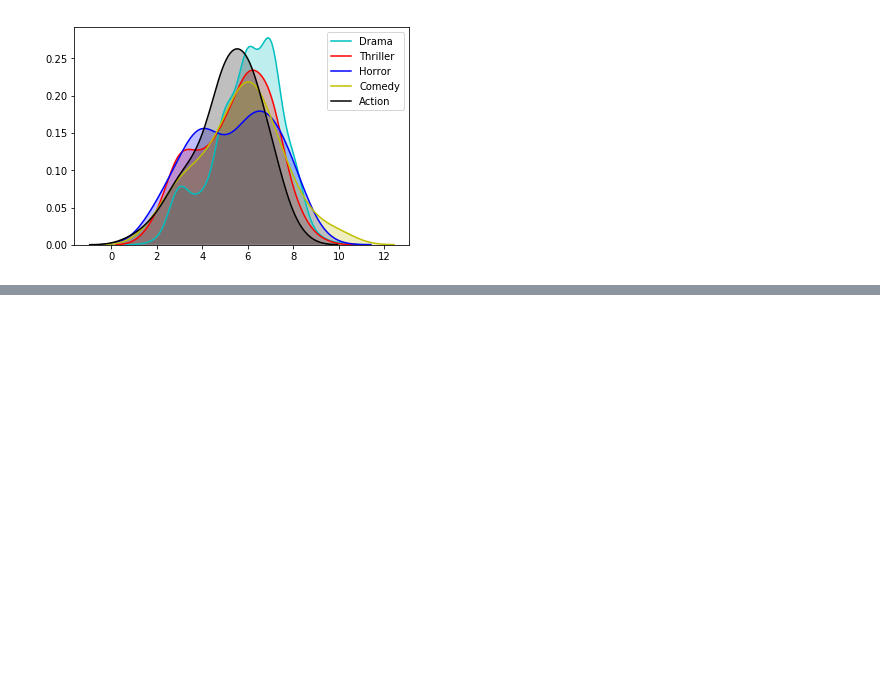
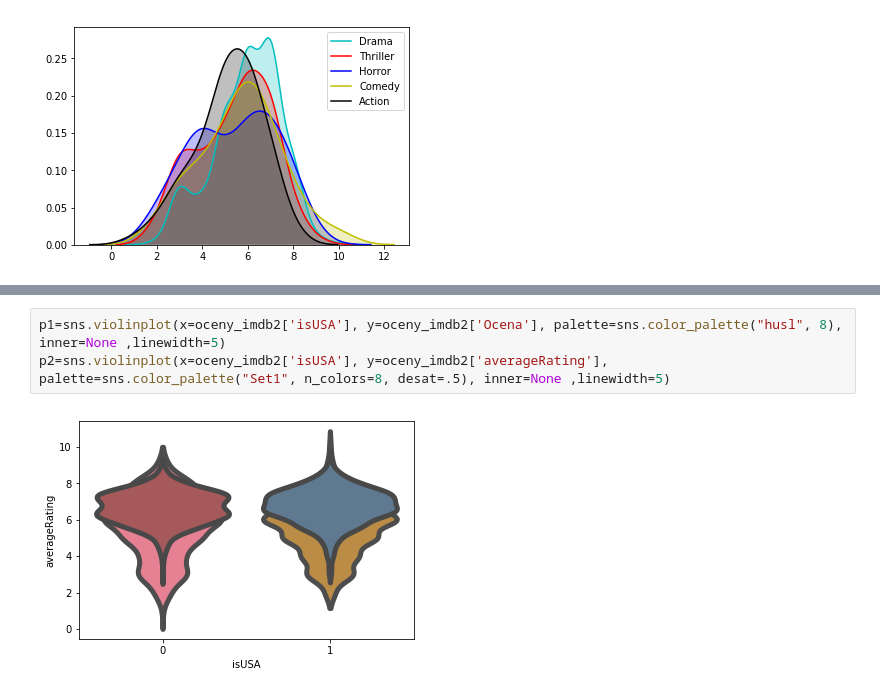
Before and after one commit to dataworkshop/dw-poznan-project, a Jupyter notebook: spotkania/2019-11-12/wykresy/marks.ipynb, the cells around one changed output, grey strips where cells are left out. Saved outputs shown, nothing was run; the diff lists cells and outputs as text; blank space fills up the shorter version.

```diff
--- a/spotkania/2019-11-12/wykresy/marks.ipynb
+++ b/spotkania/2019-11-12/wykresy/marks.ipynb
@@ -256,0 +470,5 @@ Merging with
+# %%
+p1=sns.violinplot(x=oceny_imdb2['isUSA'], y=oceny_imdb2['Ocena'], palette=sns.color_palette("husl", 8), inner=None ,linewidth=5)
+p2=sns.violinplot(x=oceny_imdb2['isUSA'], y=oceny_imdb2['averageRating'], palette=sns.color_palette("Set1", n_colors=8, desat=.5), inner=None ,linewidth=5)
+# %% [output]
+[figure, added]
```
Also changed, not shown: parts of 40 cells of this notebook.
